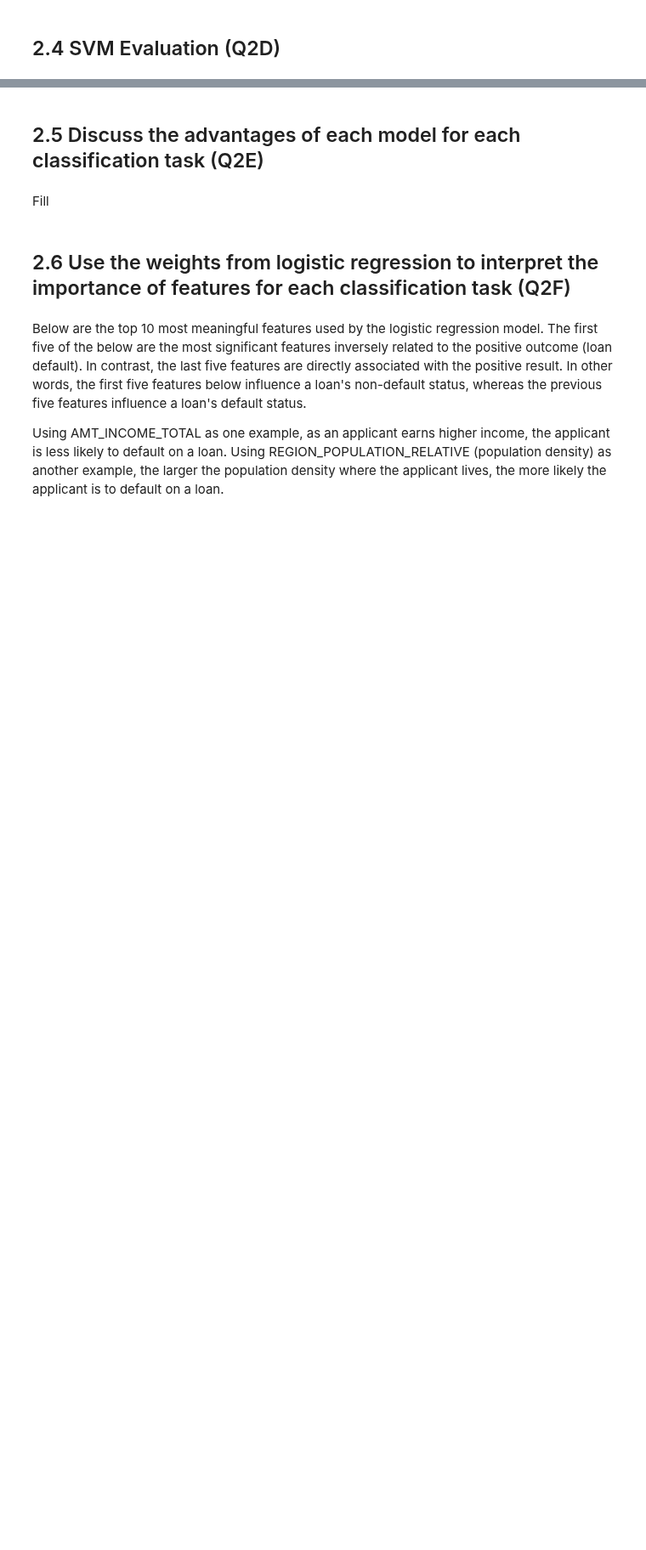
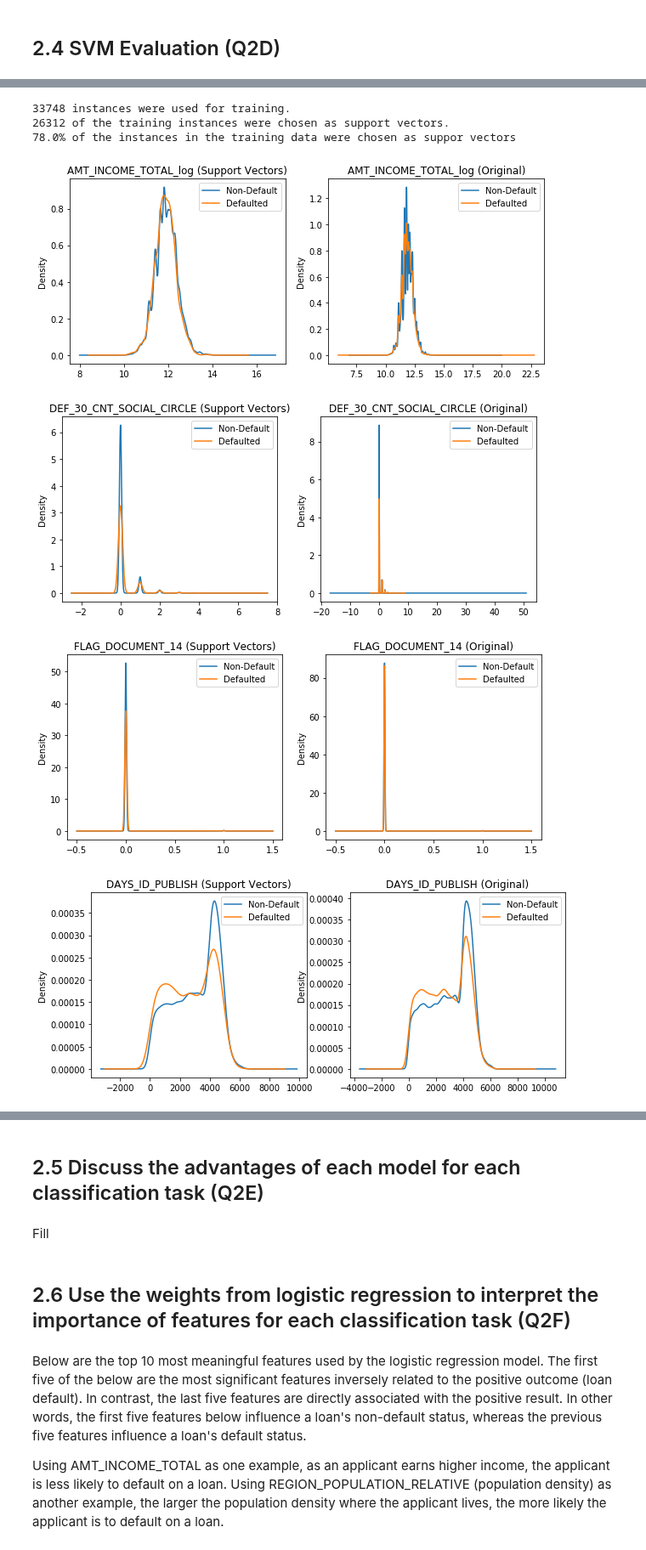
Before and after one commit to sjmiller8182/home-credit-default-risk, a Jupyter notebook: MiniLab_Logistic_Regression_and_SVM-DM.ipynb, the cells around one changed output, grey strips where cells are left out. Shown at 85% size. Saved outputs shown, nothing was run; the diff lists cells and outputs as text; code cells hidden in the pictures; blank space fills up the shorter version.

```diff
--- a/MiniLab_Logistic_Regression_and_SVM-DM.ipynb
+++ b/MiniLab_Logistic_Regression_and_SVM-DM.ipynb
@@ -408,6 +409,9 @@ X_train.CAT_INCOME = pd.qcut(X_train['AMT_INCOME_TOTAL'], q = 4,
                              labels = income_labels)
 X_test.CAT_INCOME = pd.qcut(X_test['AMT_INCOME_TOTAL'], q = 4,
                              labels = income_labels)
+# %%
+# combine the imputated test and train for analysis of the SVM
+data_imputed = pd.concat([X_train, X_test])
 # %% [markdown]
 **Creating Income Strata**
 
@@ -750,6 +754,6 @@ This model provided a precision of ## and a recall of ## when trained with the b
 # %%
 # train svm
-svc = SVC(C = 1.1, kernel = 'linear', random_state = random_state)
+svc = SVC(C = 0.5, kernel = 'linear', random_state = random_state)
 svc.fit(X_train_svm, y_train_svm)
 y_pred_svm = svc.predict(X_test_svm)
 # %%
@@ -900,0 +916,47 @@ Fill
+# %%
+print('{} instances were used for training.'.format(X_train_svm.shape[0]))
+print('{} of the training instances were chosen as support vectors.'.format(len(svc.support_)))
+percent = len(svc.support_) / X_train_svm.shape[0] * 100
+print('{:0.1f}% of the instances in the training data were chosen as suppor vectors'.format(percent))
+# %% [output]
+33748 instances were used for training.
+26312 of the training instances were chosen as support vectors.
+78.0% of the instances in the training data were chosen as suppor vectors
+# %%
+data_imputed['AMT_INCOME_TOTAL_log'] = np.log(data_imputed.AMT_INCOME_TOTAL)
+data_support['AMT_INCOME_TOTAL_log'] = np.log(data_support.AMT_INCOME_TOTAL)
+
+# get the support vectors
+data_support = data_imputed.iloc[svc.support_,:].copy()
+
+# group the original data and the support vectors by the target variable
+df_grouped_support = data_support.groupby(['TARGET'])
+df_grouped = data_imputed.groupby(['TARGET'])
+# %%
+# plot kdes of some of the important features as selected by logistic regression
+vars_to_plot = ['AMT_INCOME_TOTAL_log',
+                'DEF_30_CNT_SOCIAL_CIRCLE',
+                'FLAG_DOCUMENT_14',
+                'DAYS_ID_PUBLISH',
+                'FLAG_DOCUMENT_5',
+                'REGION_POPULATION_RELATIVE',
+                'EXT_SOURCE_1']
+
+for v in vars_to_plot:
+    plt.figure(figsize=(10,4))
+    # plot support vector stats
+    plt.subplot(1,2,1)
+    ax = df_grouped_support[v].plot.kde()
+    plt.legend(['Non-Default','Defaulted'])
+    plt.title(v+' (Support Vectors)')
+
+    # plot original distributions
+    plt.subplot(1,2,2)
+    ax = df_grouped[v].plot.kde()
+    plt.legend(['Non-Default','Defaulted'])
+    plt.title(v+' (Original)')
+# %% [output]
+[figure, added]
+[figure, added]
+[figure, added]
+[figure, added]
```
Also changed, not shown: parts of 10 cells of this notebook.
